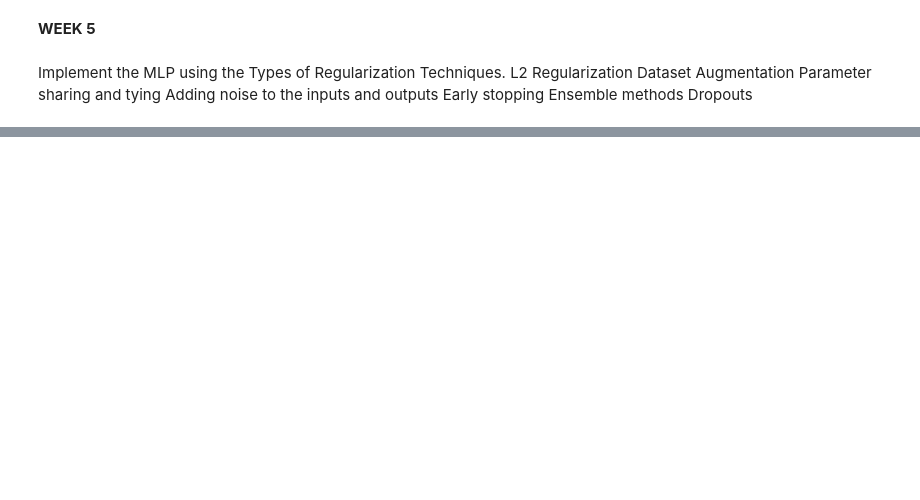
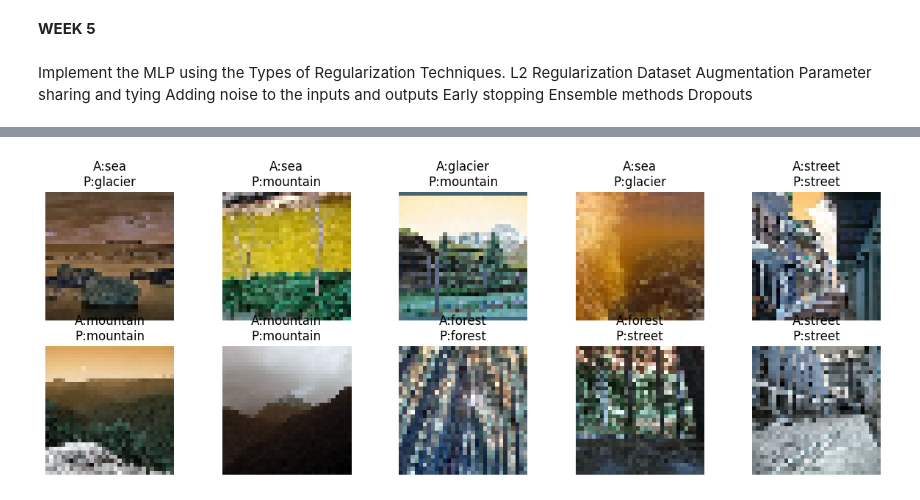
Before and after one commit to RithwikMohan/DeepLearning, a Jupyter notebook: DL_Assignment.ipynb, the cells around one changed output, grey strips where cells are left out. Drawn from its saved outputs; the diff is of its cells as text; code cells hidden in the pictures; blank space fills up the shorter version.

```diff
--- a/DL_Assignment.ipynb
+++ b/DL_Assignment.ipynb
@@ -657,0 +1225,16 @@ Parameter Sharing Accuracy: 0.5249999761581421
+# %%
+from tensorflow.keras.preprocessing.image import ImageDataGenerator
+
+datagen = ImageDataGenerator(
+    rotation_range=20,
+    zoom_range=0.2,
+    width_shift_range=0.1,
+    height_shift_range=0.1,
+    horizontal_flip=True
+)
+
+history = model.fit(
+    datagen.flow(X_train, y_train, batch_size=32),
+    epochs=15,
+    validation_data=(X_test, y_test)
+)
@@ -657,0 +1260,62 @@ Parameter Sharing Accuracy: 0.5249999761581421
+# %%
+from tensorflow.keras import layers, models
+
+# 🔹 Define AlexNet Model
+def alexnet():
+    model = models.Sequential([
+        layers.Input(shape=(32,32,3)),
+
+        # Conv Block 1
+        layers.Conv2D(64, (3,3), activation='relu'),
+        layers.MaxPooling2D(pool_size=(2,2)),
+
+        # Conv Block 2
+        layers.Conv2D(128, (3,3), activation='relu'),
+        layers.MaxPooling2D(pool_size=(2,2)),
+
+        # Conv Block 3
+        layers.Conv2D(256, (3,3), activation='relu', padding='same'),
+        layers.Conv2D(256, (3,3), activation='relu', padding='same'),
+        layers.MaxPooling2D(pool_size=(2,2)),
+
+        # Fully Connected
+        layers.Flatten(),
+
+        layers.Dense(256, activation='relu'),
+        layers.Dropout(0.5),
+
+        layers.Dense(256, activation='relu'),
+        layers.Dropout(0.5),
+
+        layers.Dense(len(classes), activation='softmax')
+    ])
+    return model
+
+
+# 🔹 Create Model
+model = alexnet()
+
+# 🔹 Compile Model
+model.compile(
+    optimizer='adam',
+    loss='sparse_categorical_crossentropy',
+    metrics=['accuracy']
+)
+
+# 🔥 Train with Validation (IMPORTANT)
+history = model.fit(
+    X_train, y_train,
+    epochs=8,
+    validation_data=(X_test, y_test)
+)
+
+# 🔹 Final Train & Test Accuracy
+train_acc = history.history['accuracy'][-1]
+val_acc = history.history['val_accuracy'][-1]
+
+print("\nFinal Train Accuracy:", train_acc)
+print("Final Test Accuracy:", val_acc)
+
+# 🔹 Show Predictions
+show_predictions(model, X_test, y_test)
+# %% [output]
@@ -657,0 +1342 @@ Parameter Sharing Accuracy: 0.5249999761581421
+[figure, added]
```
Also changed, not shown: parts of 81 cells of this notebook.
